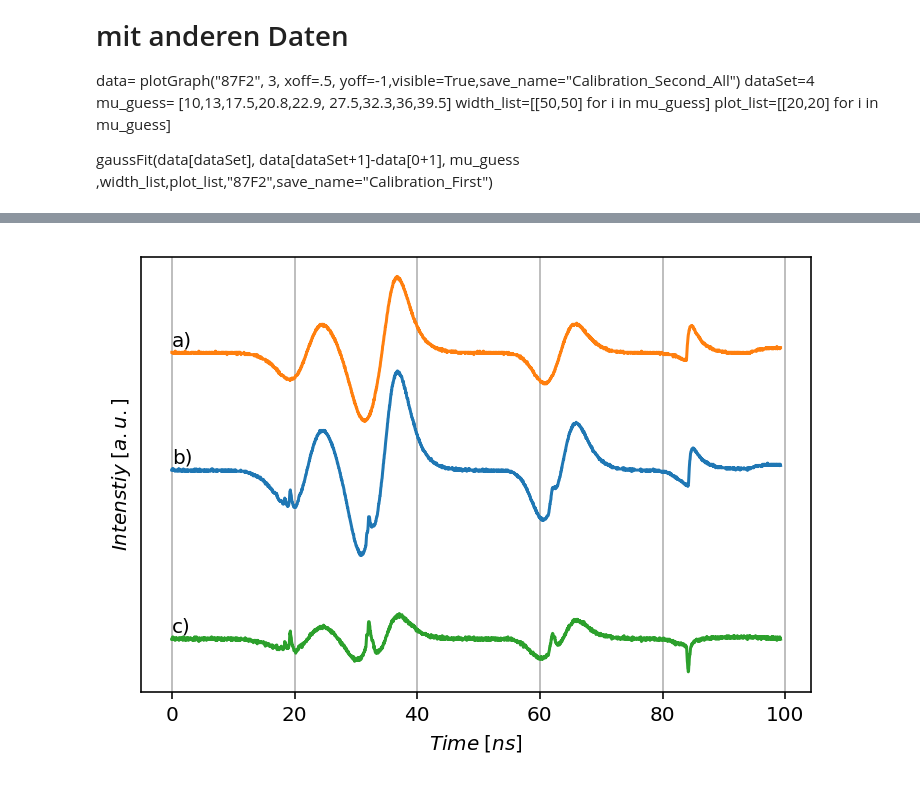
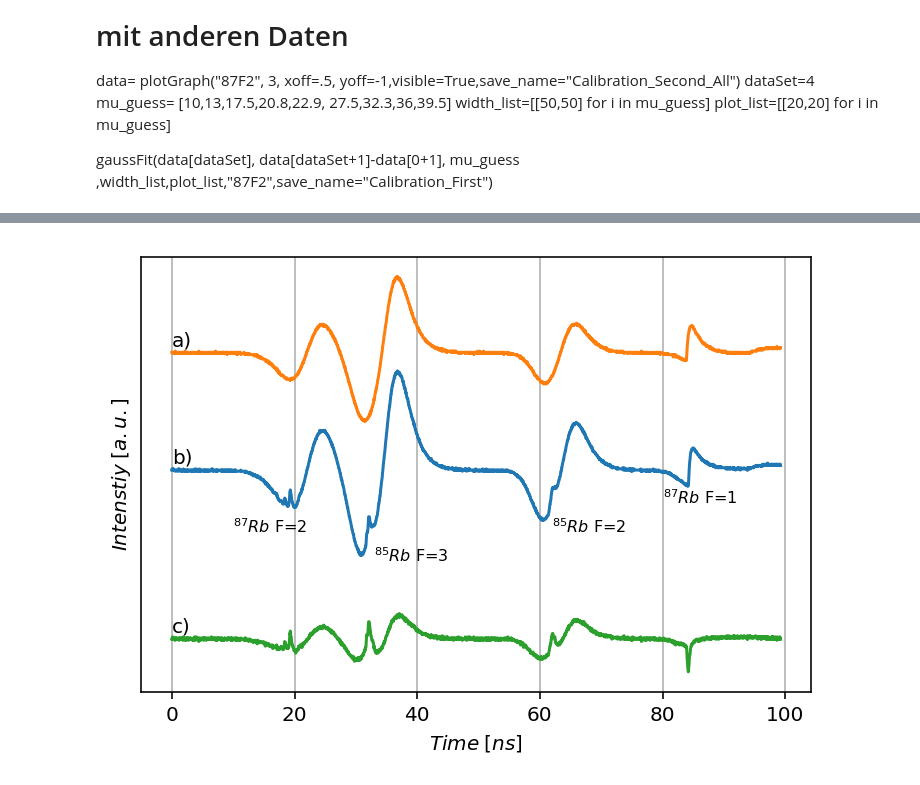
Before and after one commit to qwretz/fpraktikum, a Jupyter notebook: Laserspektroskopie/Wabalabadubduuub.ipynb, the cells around one changed output, grey strips where cells are left out. Saved outputs shown, nothing was run; the diff lists cells and outputs as text; code cells hidden in the pictures.

```diff
--- a/Laserspektroskopie/Wabalabadubduuub.ipynb
+++ b/Laserspektroskopie/Wabalabadubduuub.ipynb
@@ -98,9 +114,10 @@ plot_list=[[20,20] for i in mu_guess]
 
 gaussFit(data[dataSet], data[dataSet+1]-data[0+1], mu_guess ,width_list,plot_list,"87F2",save_name="Calibration_First")
 # %%
-data= plotGraph("87F2", 3, g=True,visible=True, xoff=3,yoff=-1,save_name="Calibration_Second_All")
+name_list=["Absorption Spectroscopy","Saturated AS", "SAS with sidebands"]
+data= plotGraph("87F2", 3,name_list, g=True,visible=True, xoff=3,yoff=-1,save_name="Calibration_Second_All")
 dataSet=4
-mu_guess= np.array([5.9,8,10.4,12.3,13.8, 15.8,18.75,21.4,23.6])
+mu_guess= np.array([5.9,8,10.4,12.3,13.8, 15.85,18.75,21.45,23.65])
 width_list=[[50,50] for i in mu_guess]
 plot_list=[[20,20] for i in mu_guess]
 
@@ -122,6 +139,15 @@ def shuffle_right(data,diff_offset=0): # SOLL: Erstellt eine ordentliche Differe
     return shuffle ,stop
 
 shuffle, stop=shuffle_right([data[dataSet],data[dataSet+1],data[0],data[1]] , diff_offset=-1)
+peak_name_list=["SB CO13","SB CO23","CO12","F'=2","CO13","CO23","F'=3"  ,"SB CO13","SB CO23"]
 
-gaussFit(data[dataSet][stop:]-3, shuffle, mu_guess ,width_list,plot_list,"87F2",save_name="Calibration_Second_Real")
+mu,dmu=gaussFit(data[dataSet][stop:]-3, shuffle, mu_guess ,width_list,plot_list,"87F2", peak_name_list, split_legend=True,
+                  save_name="Calibration_Second_Real")
+
+diffs=[mu[4]-mu[0], mu[-2]-mu[4], mu[5]-mu[1], mu[-1]-mu[5]]
+ddiffs=[dmu[4]-dmu[0], dmu[-2]-dmu[4], dmu[5]-dmu[1], dmu[-1]-dmu[5]]
+umrechnungsfaktor = 300 / (sum(diffs)/len(diffs) )
+dumrechnungsfaktor = 300 * (sum(ddiffs)/len(ddiffs) ) /(sum(diffs)/len(diffs) )**2
+
+print(umrechnungsfaktor, "$\pm$", dumrechnungsfaktor)
 # %% [output]
@@ -234,9 +259,11 @@ found one
 # %%
 name="87F2"
-data= plotGraph(name, 2,g=True,visible=True,save_name="{}_Both".format(name))
+data= plotGraph(name, 2,name_list=["AS","SAS"],g=True,visible=True,save_name="{}_Both".format(name),gamma=True)
 dataSet=2
 mu_guess= [7.55,9.9,12,13.2,15.8,19.3]
 width_list=[[70,70],[70,70],[70,70],[70,70],[70,70],[70,70]]
-plot_list= [[0,0],[0,0],[0,0],[0,0],[0,0],[0,0]]
-gaussFit(data[dataSet], data[dataSet+1]-data[0+1], mu_guess ,width_list,plot_list,name,save_name="{}_Diff".format(name))
+plot_list= [[0,0],[0,0],[0,0],[-20,20],[40,0],[0,0]]
+peak_name_list = ["F'=1", "CO12", "F'=2", "CO13", "CO23", "F'=3"]
+gaussFit(data[dataSet], data[dataSet+1]-data[0+1], mu_guess ,width_list,plot_list,name,peak_name_list,
+         save_name="{}_Diff".format(name))
 # %% [output]
@@ -263,36 +292,43 @@ found one
 # %%
-def getDiffCurve(name,num,xoff=0):
+def getDiffCurve(name,num,xoff=0, save_name=None):
 
-    data=plotGraph(name,num,visible=False)
+    data=plotGraph(name,num,name_list=None,visible=False)
     fig,ax=plt.subplots(dpi=144)
     data[0]+=xoff
 
     for i in range(int(len(data)/2)):
         data[i*2+1]+=10
 
     for i in range(num):
         ax.plot(data[i*2],data[i*2+1]+2*i)
 
     shuffle,j, diff_offset=[],0,7
     for i in range(len(data[2])):
         a=round(data[2][i]*100)
         b=round(data[0][j]*100)
         if a != b:
             shuffle.append(diff_offset)
             continue
         shuffle.append( data[1][j]-data[3][i]+diff_offset)
         j+=1
 
     ax.plot(data[2], shuffle)
     ax.set(yticks=[],ylabel="$Intenstiy\; [a.u.]$", xlabel="$Time\; [ns]$") #
 
     ax.text(0,12, "a)")
     ax.text(0,10,  "b)")
     ax.text(0,7.1,"c)")
     ax.grid()
 
+    ax.text(10,8.8,r"$^{87}Rb$ F=2",fontsize=8)
+    ax.text(33,8.3,r"$^{85}Rb$ F=3",fontsize=8)
+    ax.text(62,8.8,r"$^{85}Rb$ F=2",fontsize=8)
+    ax.text(80,9.3,r"$^{87}Rb$ F=1",fontsize=8)
 
-getDiffCurve("NEW_FOL", 2,xoff=0)
+    if save_name != None: fig.savefig("Plots/{}.png".format(save_name))
+
+
+getDiffCurve("NEW_FOL", 2,xoff=0,save_name="Diff_Signal")
 # Hier wird beides dargestellt, und die Differenz vlg Fig 2 im Skript
 # %% [output]
-[figure, old version]
+[figure, new version]
```
Also changed, not shown: parts of 11 cells of this notebook, 12 other files.
